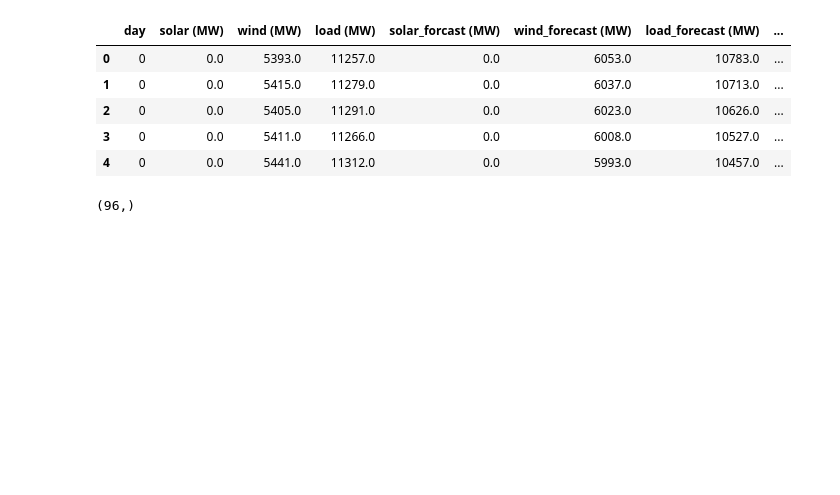
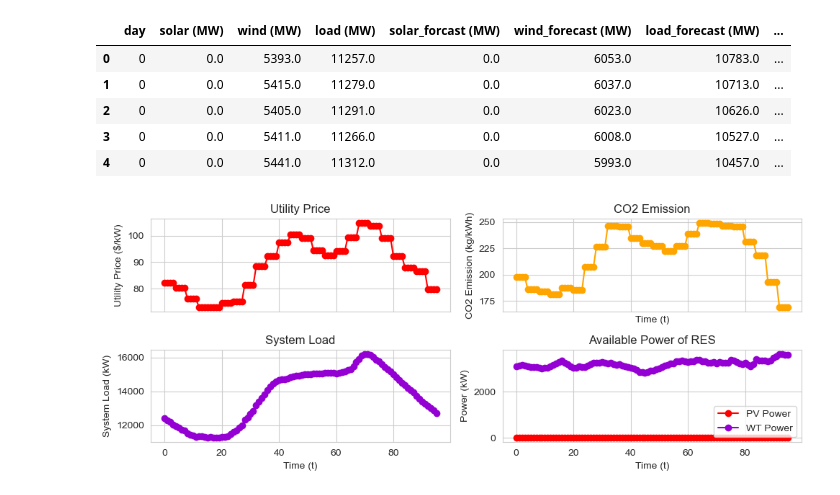
Before and after one commit to arbit3rr/ES-Temporal-RL, a Jupyter notebook: 4. RL.ipynb, the cells around one changed output. Saved outputs shown, nothing was run; the diff lists cells and outputs as text; code cells hidden in the pictures; blank space fills up the shorter version.

```diff
--- a/4. RL.ipynb
+++ b/4. RL.ipynb
@@ -5,4 +5,8 @@ Cloning into 'Synapse-RL'...
 # %%
 import numpy as np
 import matplotlib.pyplot as plt
+from pprint import pprint
+import cvxpy as cp
 import pandas as pd
+import seaborn as sns
+sns.set_style('whitegrid')
@@ -16,7 +25,55 @@ grid_df.head()
 | 2 | 0 | 0.0 | 5405.0 | 11291.0 | 0.0 | 6023.0 | 10626.0 | ... |
 | 3 | 0 | 0.0 | 5411.0 | 11266.0 | 0.0 | 6008.0 | 10527.0 | ... |
 | 4 | 0 | 0.0 | 5441.0 | 11312.0 | 0.0 | 5993.0 | 10457.0 | ... |
-# %%
-grid_df[grid_df['day']==365]["emission factor (kg CO2/MWh)"].to_numpy().shape
-# %% [output]
-(96,)
+# %%
+DAY_NUM = 5
+
+grid_df[grid_df['day']==DAY_NUM]["emission factor (kg CO2/MWh)"].to_numpy()
+
+pv_data = grid_df[grid_df['day']==DAY_NUM]["solar (MW)"].to_numpy()
+wt_data = grid_df[grid_df['day']==DAY_NUM]["wind (MW)"].to_numpy()
+price_data = grid_df[grid_df['day']==DAY_NUM]["price (EUR/MWh)"].to_numpy()
+load_data = grid_df[grid_df['day']==DAY_NUM]["load (MW)"].to_numpy()
+co2_data = grid_df[grid_df['day']==DAY_NUM]["emission factor (kg CO2/MWh)"].to_numpy()
+
+# Create the index array (1 to 24) for the horizontal axis
+t = np.arange(0, len(pv_data))
+
+# Create subplots
+fig, axs = plt.subplots(2, 2, figsize=(10, 4), sharex=True)
+axs = axs.flatten()
+
+# Plot Price_utility
+axs[0].plot(t, price_data, marker='o', linestyle='-', color='r')
+axs[0].set_ylabel('Utility Price ($/kW)')
+axs[0].set_title('Utility Price')
+axs[0].grid(True)
+
+# Plot CO2_emission
+axs[1].plot(t, co2_data, marker='o', linestyle='-', color='orange')
+axs[1].set_xlabel('Time (t)')
+axs[1].set_ylabel('CO2 Emission (kg/kWh)')
+axs[1].set_title('CO2 Emission')
+axs[1].grid(True)
+
+# Plot Power_load
+axs[2].plot(t, load_data, marker='o', linestyle='-', color='darkviolet')
+axs[2].set_xlabel('Time (t)')
+axs[2].set_ylabel('System Load (kW)')
+axs[2].set_title('System Load')
+axs[2].grid(True)
+
+# Plot PV/Wind
+axs[3].plot(t, pv_data, marker='o', linestyle='-', color='r', label='PV Power')
+axs[3].plot(t, wt_data, marker='o', linestyle='-', color='darkviolet', label='WT Power')
+axs[3].set_xlabel('Time (t)')
+axs[3].set_ylabel('Power (kW)')
+axs[3].set_title('Available Power of RES')
+axs[3].grid(True)
+axs[3].legend(loc='lower right')
+
+# Show the plot
+plt.tight_layout()
+plt.show()
+# %% [output]
+[figure, added]
```
Also changed, not shown: parts of 17 cells of this notebook, 6 other files.
